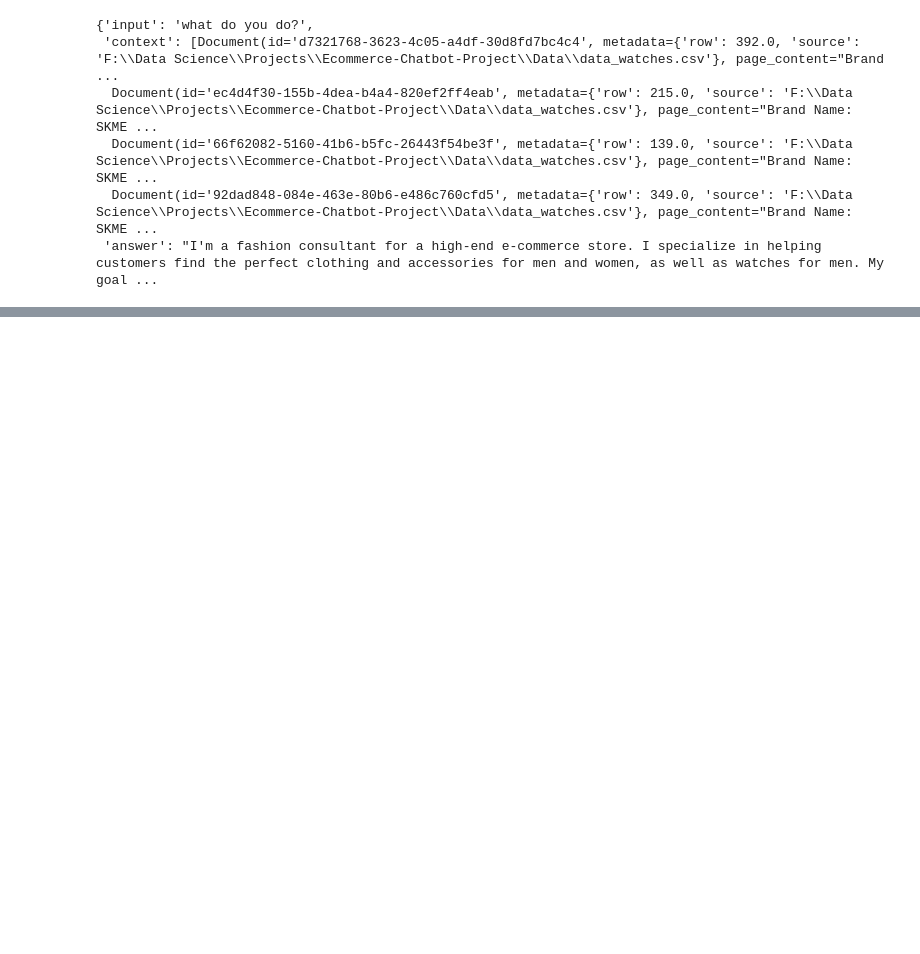
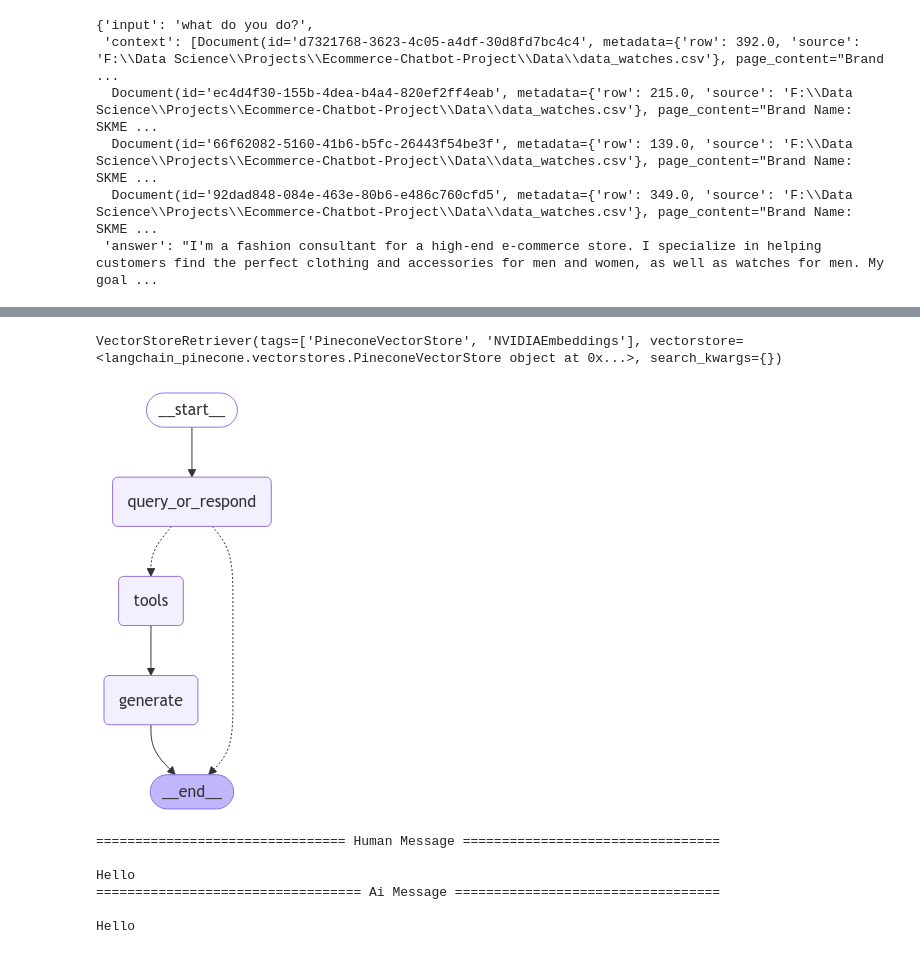
Before and after one commit to Dhanush-Raj1/Ecommerce-Chatbot-Project, a Jupyter notebook: Rough/rough.ipynb, the cells around one changed output, grey strips where cells are left out. Saved outputs shown, nothing was run; the diff lists cells and outputs as text; code cells hidden in the pictures; blank space fills up the shorter version.

```diff
--- a/Rough/rough.ipynb
+++ b/Rough/rough.ipynb
@@ -600,0 +666,3 @@ retrieval_chain.invoke({"input": "what do you do?"})
+# %%
+query = "I need a cotton shirt under 500 rupees"
+debug_retrieval(chatbot, query)
@@ -600,0 +1134,9 @@ retrieval_chain.invoke({"input": "what do you do?"})
+# %%
+from langchain_core.chat_history import BaseChatMessageHistory, InMemoryChatMessageHistory
+
+
+store = {}
+def get_converstaion_id(conversation_id: str)->BaseChatMessageHistory:
+    if conversation_id not in store:
+        store[conversation_id] = InMemoryChatMessageHistory()
+    return store[conversation_id]
@@ -600,0 +1188,15 @@ retrieval_chain.invoke({"input": "what do you do?"})
+# %%
+retriever
+# %% [output]
+VectorStoreRetriever(tags=['PineconeVectorStore', 'NVIDIAEmbeddings'], vectorstore=<langchain_pinecone.vectorstores.PineconeVectorStore object at 0x...>, search_kwargs={})
+# %%
+from langchain_core.tools import tool
+
+@tool(response_format="content_and_artifact")
+def retriever(query: str):
+    "Retrieve information related to a query"
+    docs = docsearch.similarity_search(query, k=1)
+    serialized = "\n\n".join(
+        (f"Source: {doc.metadata}\n" f"Content: {doc.page_content}")
+        for doc in docs)
+    return serialized, docs
@@ -600,0 +1318,22 @@ retrieval_chain.invoke({"input": "what do you do?"})
+# %%
+graph_builder = StateGraph(MessagesState)
+
+graph_builder.add_node(query_or_respond)
+graph_builder.add_node(tools)
+graph_builder.add_node(generate)
+
+graph_builder.set_entry_point("query_or_respond")
+graph_builder.add_conditional_edges(
+    "query_or_respond",
+    tools_condition,
+    {END: END, "tools": "tools"},
+)
+graph_builder.add_edge("tools", "generate")
+graph_builder.add_edge("generate", END)
+
+memory = MemorySaver()
+graph = graph_builder.compile(checkpointer=memory)
+# %%
+graph
+# %% [output]
+[figure, added]
@@ -600,0 +1343,16 @@ retrieval_chain.invoke({"input": "what do you do?"})
+# %%
+input_message = "Hello"
+
+for step in graph.stream(
+    {"messages": [{"role": "user", "content": input_message}]},
+    stream_mode="values",
+    config=config,
+):
+    step["messages"][-1].pretty_print()
+# %% [output]
+================================ Human Message =================================
+
+Hello
+================================== Ai Message ==================================
+
+Hello
```
Also changed, not shown: parts of 90 cells of this notebook.
